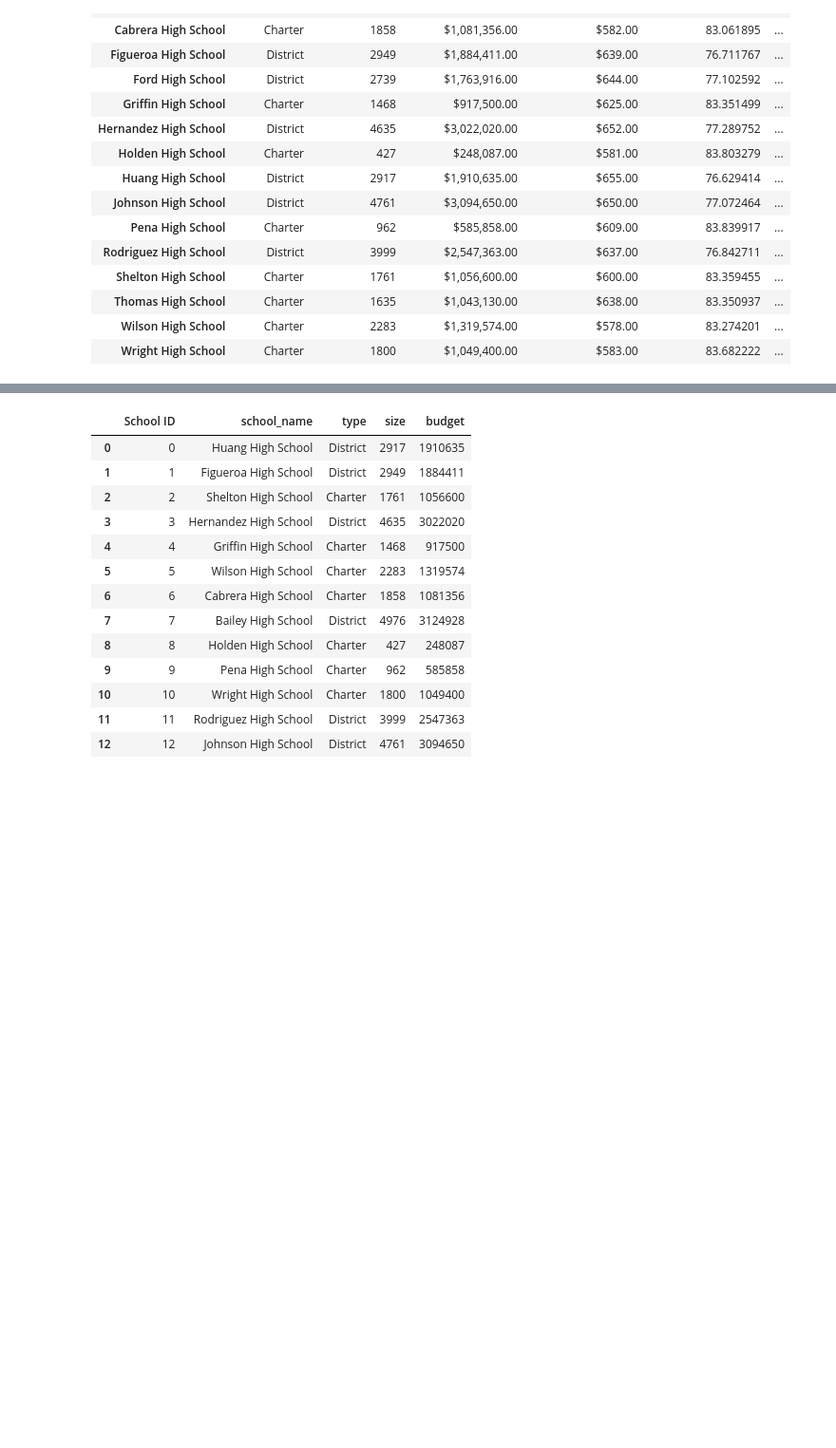
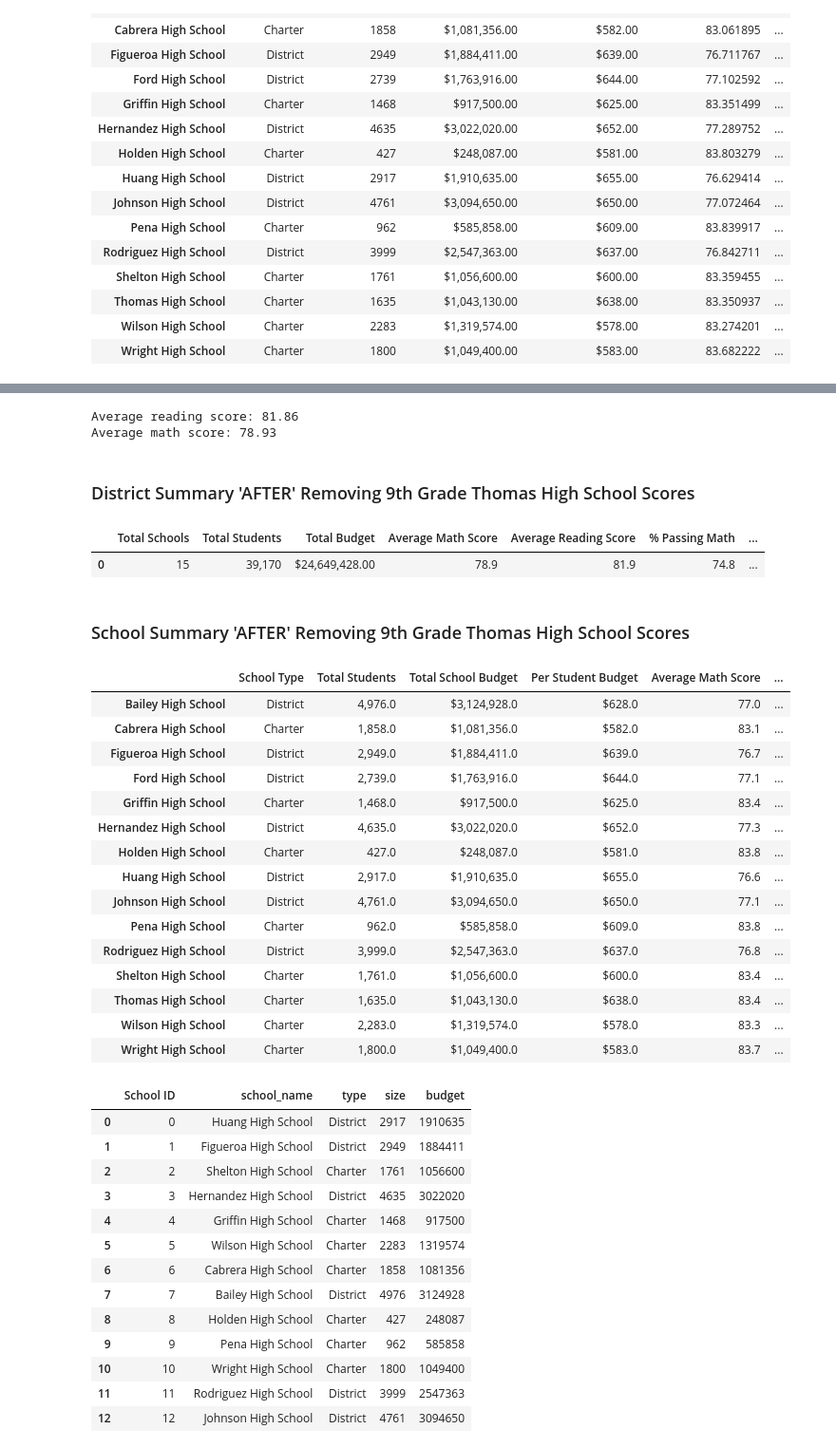
Before and after one commit to juliomeza/School_District_Analysis, a Jupyter notebook: PyCitySchools_Challenge_testing.ipynb, the cells around one changed output, grey strips where cells are left out. Shown at 95% size. Cells and saved outputs as stored; diff of their text form; code cells hidden in the pictures; blank space fills up the shorter version.

```diff
--- a/PyCitySchools_Challenge_testing.ipynb
+++ b/PyCitySchools_Challenge_testing.ipynb
@@ -214,18 +229,6 @@ per_overall_passing_percentage = per_passing_math_reading / per_school_counts *
 # %%
-# Create the DataFrame
-per_school_summary_df = pd.DataFrame({
-    "School Type": per_school_types,
-    "Total Students": per_school_counts,
-    "Total School Budget": per_school_budget,
-    "Per Student Budget": per_school_capita,
-    "Average Math Score": per_school_math,
-    "Average Reading Score": per_school_reading,
-    "% Passing Math": per_school_passing_math,
-    "% Passing Reading": per_school_passing_reading,
-    "% Overall Passing": per_overall_passing_percentage})
-
-
-# per_school_summary_df.head()
+# Creates a copy of the per_school_summary_df to be used in the README
+per_school_summary_df_formated = per_school_summary_df
 # %%
 # Format the Total School Budget and the Per Student Budget
 per_school_summary_df["Total School Budget"] = per_school_summary_df["Total School Budget"].map("${:,.2f}".format)
@@ -724,3 +714,46 @@ district_summary_df
+# %%
+print(f'Average reading score: {average_reading_score:.2f}')
+print(f'Average math score: {average_math_score:.2f}')
+# %% [output]
+Average reading score: 81.86
+Average math score: 78.93
+# %% [markdown]
+### District Summary 'AFTER' Removing 9th Grade Thomas High School Scores
+# %%
+district_summary_df
+# %% [output]
+|  | Total Schools | Total Students | Total Budget | Average Math Score | Average Reading Score | % Passing Math | ... |
+| 0 | 15 | 39,170 | $24,649,428.00 | 78.9 | 81.9 | 74.8 | ... |
+# %%
+per_school_summary_df_formated['Total Students'] = per_school_summary_df_formated['Total Students'].map('{:,.1f}'.format)
+per_school_summary_df_formated['Total School Budget'] = per_school_summary_df_formated['Total School Budget'].map('${:,.1f}'.format)
+per_school_summary_df_formated['Per Student Budget'] = per_school_summary_df_formated['Per Student Budget'].map('${:,.1f}'.format)
+per_school_summary_df_formated['Average Math Score'] = per_school_summary_df_formated['Average Math Score'].map('{:.1f}'.format)
+per_school_summary_df_formated['Average Reading Score'] = per_school_summary_df_formated['Average Reading Score'].map('{:.1f}'.format)
+per_school_summary_df_formated['% Passing Math'] = per_school_summary_df_formated['% Passing Math'].map('{:.1f}'.format)
+per_school_summary_df_formated['% Passing Reading'] = per_school_summary_df_formated['% Passing Reading'].map('{:.1f}'.format)
+per_school_summary_df_formated['% Overall Passing'] = per_school_summary_df_formated['% Overall Passing'].map('{:.1f}'.format)
+# %% [markdown]
+### School Summary 'AFTER' Removing 9th Grade Thomas High School Scores
+# %%
+per_school_summary_df_formated
+# %% [output]
+|  | School Type | Total Students | Total School Budget | Per Student Budget | Average Math Score | ... |
+| Bailey High School | District | 4,976.0 | $3,124,928.0 | $628.0 | 77.0 | ... |
+| Cabrera High School | Charter | 1,858.0 | $1,081,356.0 | $582.0 | 83.1 | ... |
+| Figueroa High School | District | 2,949.0 | $1,884,411.0 | $639.0 | 76.7 | ... |
+| Ford High School | District | 2,739.0 | $1,763,916.0 | $644.0 | 77.1 | ... |
+| Griffin High School | Charter | 1,468.0 | $917,500.0 | $625.0 | 83.4 | ... |
+| Hernandez High School | District | 4,635.0 | $3,022,020.0 | $652.0 | 77.3 | ... |
+| Holden High School | Charter | 427.0 | $248,087.0 | $581.0 | 83.8 | ... |
+| Huang High School | District | 2,917.0 | $1,910,635.0 | $655.0 | 76.6 | ... |
+| Johnson High School | District | 4,761.0 | $3,094,650.0 | $650.0 | 77.1 | ... |
+| Pena High School | Charter | 962.0 | $585,858.0 | $609.0 | 83.8 | ... |
+| Rodriguez High School | District | 3,999.0 | $2,547,363.0 | $637.0 | 76.8 | ... |
+| Shelton High School | Charter | 1,761.0 | $1,056,600.0 | $600.0 | 83.4 | ... |
+| Thomas High School | Charter | 1,635.0 | $1,043,130.0 | $638.0 | 83.4 | ... |
+| Wilson High School | Charter | 2,283.0 | $1,319,574.0 | $578.0 | 83.3 | ... |
+| Wright High School | Charter | 1,800.0 | $1,049,400.0 | $583.0 | 83.7 | ... |
 # %%
 import pandas as pd
 import os
```
Also changed, not shown: parts of 19 cells of this notebook, 4 other files.
